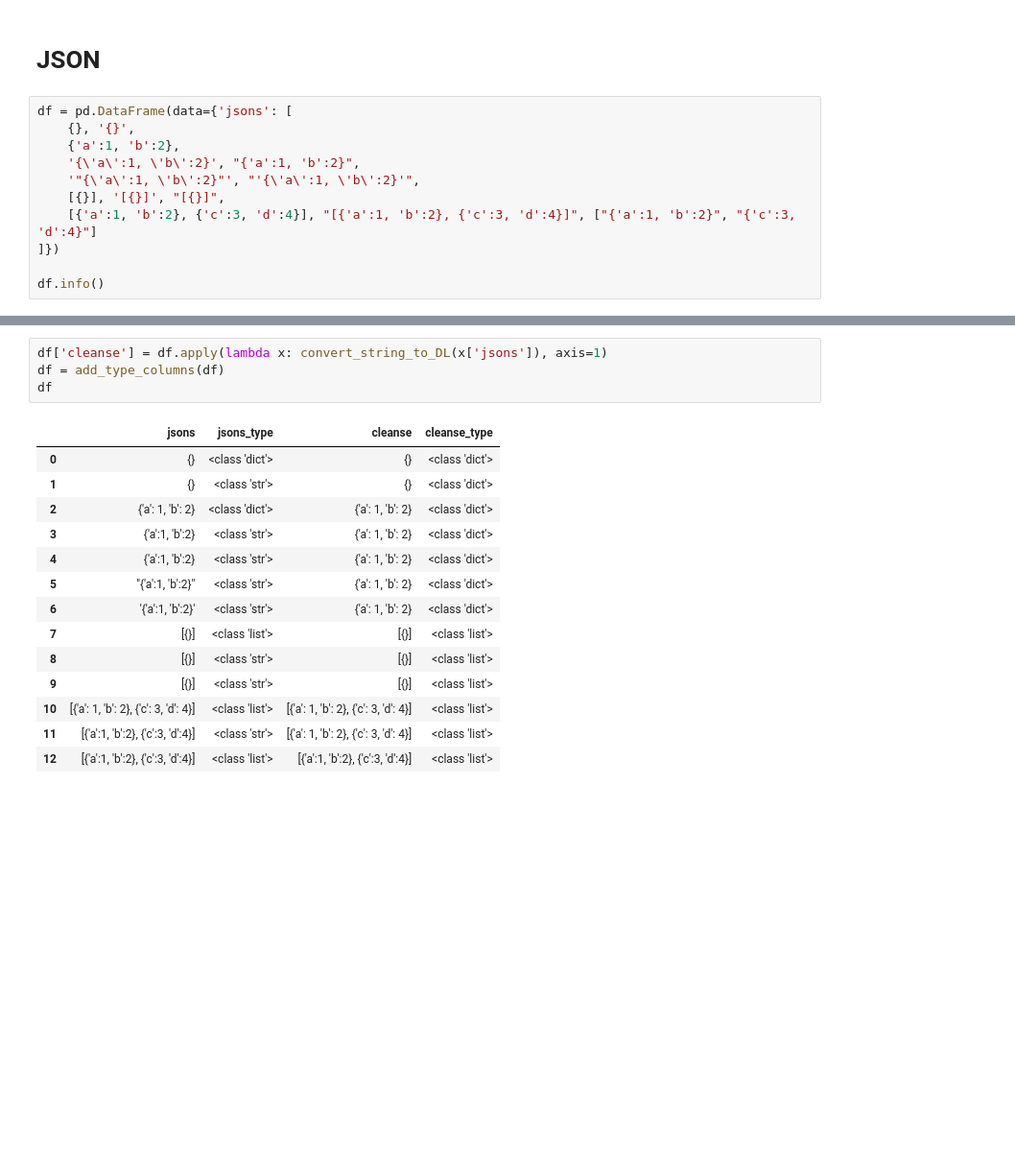
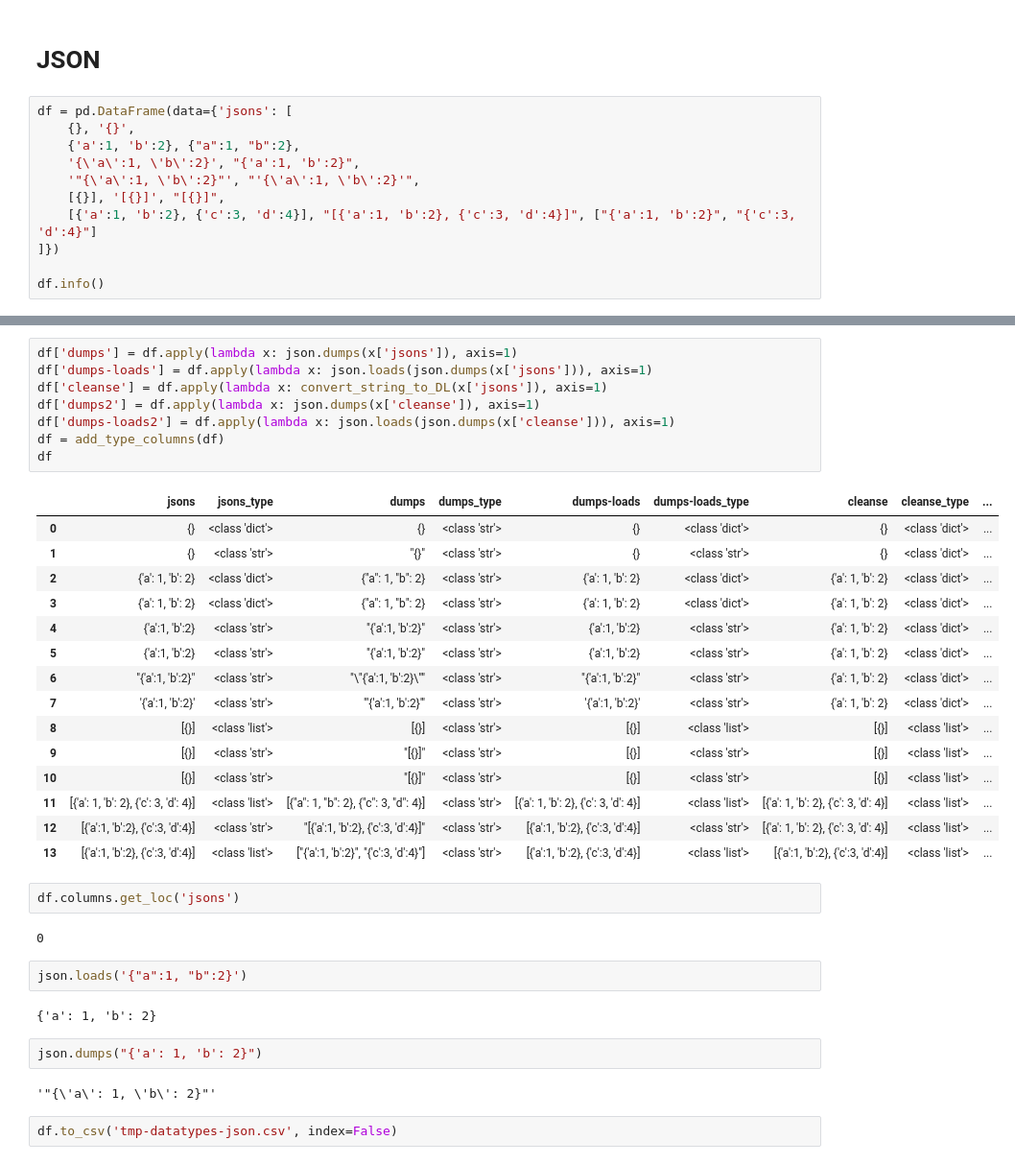
Before and after one commit to Shawn-Ng/data-science, a Jupyter notebook: pandas/datatypes.ipynb, the cells around one changed output, grey strips where cells are left out. Shown at 96% size. Cells and saved outputs as stored; diff of their text form; blank space fills up the shorter version.

```diff
--- a/pandas/datatypes.ipynb
+++ b/pandas/datatypes.ipynb
@@ -598,7 +639,7 @@ df
 # %%
 df = pd.DataFrame(data={'jsons': [
     {}, '{}',
-    {'a':1, 'b':2},
+    {'a':1, 'b':2}, {"a":1, "b":2},
     '{\'a\':1, \'b\':2}', "{'a':1, 'b':2}",
     '"{\'a\':1, \'b\':2}"', "'{\'a\':1, \'b\':2}'",
     [{}], '[{}]', "[{}]",
@@ -634,19 +657,38 @@ df
-# %%
-df['cleanse'] = df.apply(lambda x: convert_string_to_DL(x['jsons']), axis=1)
-df = add_type_columns(df)
-df
-# %% [output]
-|  | jsons | jsons_type | cleanse | cleanse_type |
-| 0 | {} | <class 'dict'> | {} | <class 'dict'> |
-| 1 | {} | <class 'str'> | {} | <class 'dict'> |
-| 2 | {'a': 1, 'b': 2} | <class 'dict'> | {'a': 1, 'b': 2} | <class 'dict'> |
-| 3 | {'a':1, 'b':2} | <class 'str'> | {'a': 1, 'b': 2} | <class 'dict'> |
-| 4 | {'a':1, 'b':2} | <class 'str'> | {'a': 1, 'b': 2} | <class 'dict'> |
-| 5 | "{'a':1, 'b':2}" | <class 'str'> | {'a': 1, 'b': 2} | <class 'dict'> |
-| 6 | '{'a':1, 'b':2}' | <class 'str'> | {'a': 1, 'b': 2} | <class 'dict'> |
-| 7 | [{}] | <class 'list'> | [{}] | <class 'list'> |
-| 8 | [{}] | <class 'str'> | [{}] | <class 'list'> |
-| 9 | [{}] | <class 'str'> | [{}] | <class 'list'> |
-| 10 | [{'a': 1, 'b': 2}, {'c': 3, 'd': 4}] | <class 'list'> | [{'a': 1, 'b': 2}, {'c': 3, 'd': 4}] | <class 'list'> |
-| 11 | [{'a':1, 'b':2}, {'c':3, 'd':4}] | <class 'str'> | [{'a': 1, 'b': 2}, {'c': 3, 'd': 4}] | <class 'list'> |
-| 12 | [{'a':1, 'b':2}, {'c':3, 'd':4}] | <class 'list'> | [{'a':1, 'b':2}, {'c':3, 'd':4}] | <class 'list'> |
+# %%
+df['dumps'] = df.apply(lambda x: json.dumps(x['jsons']), axis=1)
+df['dumps-loads'] = df.apply(lambda x: json.loads(json.dumps(x['jsons'])), axis=1)
+df['cleanse'] = df.apply(lambda x: convert_string_to_DL(x['jsons']), axis=1)
+df['dumps2'] = df.apply(lambda x: json.dumps(x['cleanse']), axis=1)
+df['dumps-loads2'] = df.apply(lambda x: json.loads(json.dumps(x['cleanse'])), axis=1)
+df = add_type_columns(df)
+df
+# %% [output]
+|  | jsons | jsons_type | dumps | dumps_type | dumps-loads | dumps-loads_type | cleanse | cleanse_type | ... |
+| 0 | {} | <class 'dict'> | {} | <class 'str'> | {} | <class 'dict'> | {} | <class 'dict'> | ... |
+| 1 | {} | <class 'str'> | "{}" | <class 'str'> | {} | <class 'str'> | {} | <class 'dict'> | ... |
+| 2 | {'a': 1, 'b': 2} | <class 'dict'> | {"a": 1, "b": 2} | <class 'str'> | {'a': 1, 'b': 2} | <class 'dict'> | {'a': 1, 'b': 2} | <class 'dict'> | ... |
+| 3 | {'a': 1, 'b': 2} | <class 'dict'> | {"a": 1, "b": 2} | <class 'str'> | {'a': 1, 'b': 2} | <class 'dict'> | {'a': 1, 'b': 2} | <class 'dict'> | ... |
+| 4 | {'a':1, 'b':2} | <class 'str'> | "{'a':1, 'b':2}" | <class 'str'> | {'a':1, 'b':2} | <class 'str'> | {'a': 1, 'b': 2} | <class 'dict'> | ... |
+| 5 | {'a':1, 'b':2} | <class 'str'> | "{'a':1, 'b':2}" | <class 'str'> | {'a':1, 'b':2} | <class 'str'> | {'a': 1, 'b': 2} | <class 'dict'> | ... |
+| 6 | "{'a':1, 'b':2}" | <class 'str'> | "\"{'a':1, 'b':2}\"" | <class 'str'> | "{'a':1, 'b':2}" | <class 'str'> | {'a': 1, 'b': 2} | <class 'dict'> | ... |
+| 7 | '{'a':1, 'b':2}' | <class 'str'> | "'{'a':1, 'b':2}'" | <class 'str'> | '{'a':1, 'b':2}' | <class 'str'> | {'a': 1, 'b': 2} | <class 'dict'> | ... |
+| 8 | [{}] | <class 'list'> | [{}] | <class 'str'> | [{}] | <class 'list'> | [{}] | <class 'list'> | ... |
+| 9 | [{}] | <class 'str'> | "[{}]" | <class 'str'> | [{}] | <class 'str'> | [{}] | <class 'list'> | ... |
+| 10 | [{}] | <class 'str'> | "[{}]" | <class 'str'> | [{}] | <class 'str'> | [{}] | <class 'list'> | ... |
+| 11 | [{'a': 1, 'b': 2}, {'c': 3, 'd': 4}] | <class 'list'> | [{"a": 1, "b": 2}, {"c": 3, "d": 4}] | <class 'str'> | [{'a': 1, 'b': 2}, {'c': 3, 'd': 4}] | <class 'list'> | [{'a': 1, 'b': 2}, {'c': 3, 'd': 4}] | <class 'list'> | ... |
+| 12 | [{'a':1, 'b':2}, {'c':3, 'd':4}] | <class 'str'> | "[{'a':1, 'b':2}, {'c':3, 'd':4}]" | <class 'str'> | [{'a':1, 'b':2}, {'c':3, 'd':4}] | <class 'str'> | [{'a': 1, 'b': 2}, {'c': 3, 'd': 4}] | <class 'list'> | ... |
+| 13 | [{'a':1, 'b':2}, {'c':3, 'd':4}] | <class 'list'> | ["{'a':1, 'b':2}", "{'c':3, 'd':4}"] | <class 'str'> | [{'a':1, 'b':2}, {'c':3, 'd':4}] | <class 'list'> | [{'a':1, 'b':2}, {'c':3, 'd':4}] | <class 'list'> | ... |
+# %%
+df.columns.get_loc('jsons')
+# %% [output]
+0
+# %%
+json.loads('{"a":1, "b":2}')
+# %% [output]
+{'a': 1, 'b': 2}
+# %%
+json.dumps("{'a': 1, 'b': 2}")
+# %% [output]
+'"{\'a\': 1, \'b\': 2}"'
+# %%
+df.to_csv('tmp-datatypes-json.csv', index=False)
```
Also changed, not shown: parts of 12 cells of this notebook, 6 other files.
